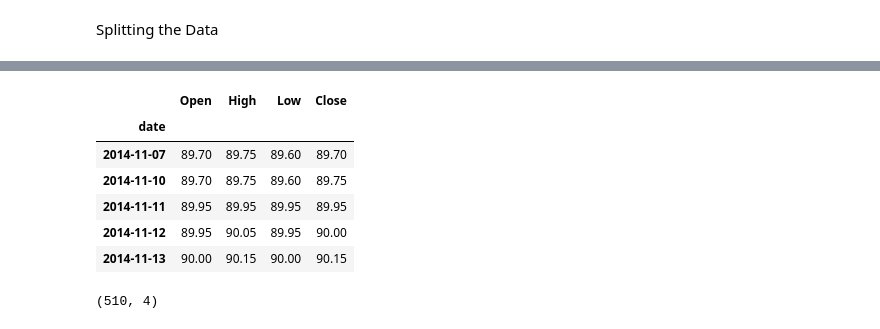
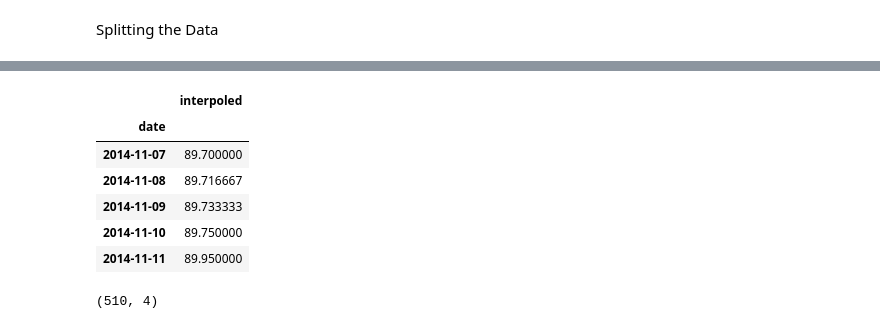
Before and after one commit to memmar1/Project, a Jupyter notebook: test.ipynb, the cells around one changed output, grey strips where cells are left out. Saved outputs shown, nothing was run; the diff lists cells and outputs as text; code cells hidden in the pictures.

```diff
--- a/test.ipynb
+++ b/test.ipynb
@@ -72,6 +81,6 @@ data.head(10)
 # %%
 # # Set the period of the time-series data
-# df= df.asfreq('D')   #i have created days that are no there before.(_ d -daily)
+df= df.asfreq('D')   #i have created days that are no there before.(_ d -daily)
 # %%
 # df.head(20)
 # %%
@@ -84,4 +93,4 @@ plt.show()
 # %% [output]
 [figure]
 # %%
-# df['interpoled'] = df.interpolate(method='linear')
+df['interpoled'] = df.interpolate(method='linear')
@@ -114,6 +131,6 @@ plt.show()
 # %% [markdown]
 Splitting the Data
 # %%
-size = int(len(data)*0.8)
+size = int(len(df_set)*0.8)
 size
 # %% [output]
@@ -121,4 +138,4 @@ size
 # %%
-df_train = data.iloc[:size]
-df_test = data.iloc[size:]
+train = df_set.iloc[:size]
+test = df_set.iloc[size:]
 # %%
@@ -128,13 +153,13 @@ df_train.shape
 # %%
-df_train.head()
+train.head()
 # %% [output]
-|  | Open | High | Low | Close |
-| date |  |  |  |  |
-| 2014-11-07 | 89.70 | 89.75 | 89.60 | 89.70 |
-| 2014-11-10 | 89.70 | 89.75 | 89.60 | 89.75 |
-| 2014-11-11 | 89.95 | 89.95 | 89.95 | 89.95 |
-| 2014-11-12 | 89.95 | 90.05 | 89.95 | 90.00 |
-| 2014-11-13 | 90.00 | 90.15 | 90.00 | 90.15 |
+|  | interpoled |
+| date |  |
+| 2014-11-07 | 89.700000 |
+| 2014-11-08 | 89.716667 |
+| 2014-11-09 | 89.733333 |
+| 2014-11-10 | 89.750000 |
+| 2014-11-11 | 89.950000 |
 # %%
 
 df_test.shape
```
Also changed, not shown: parts of 15 cells of this notebook, 1 other file.
